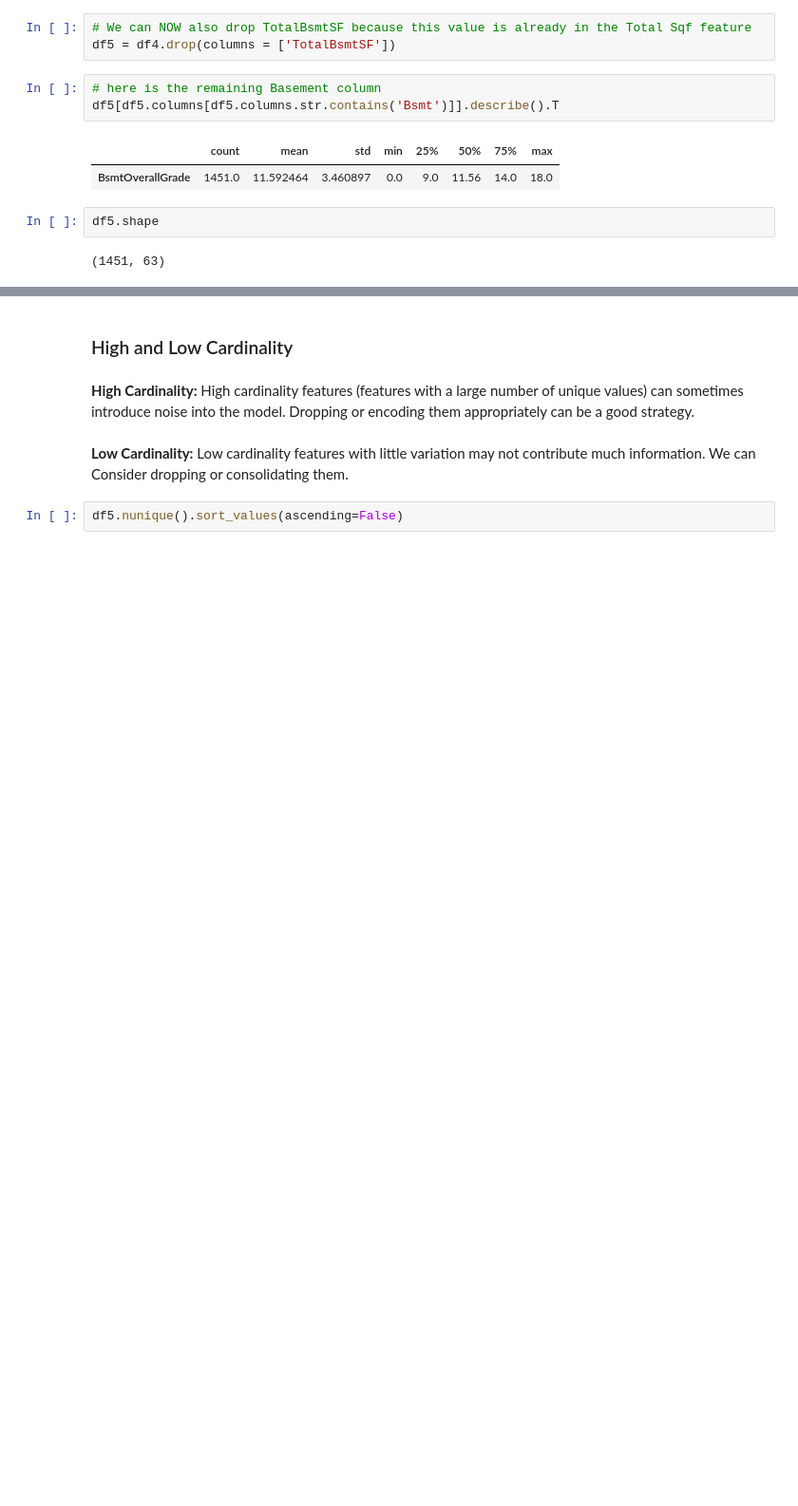
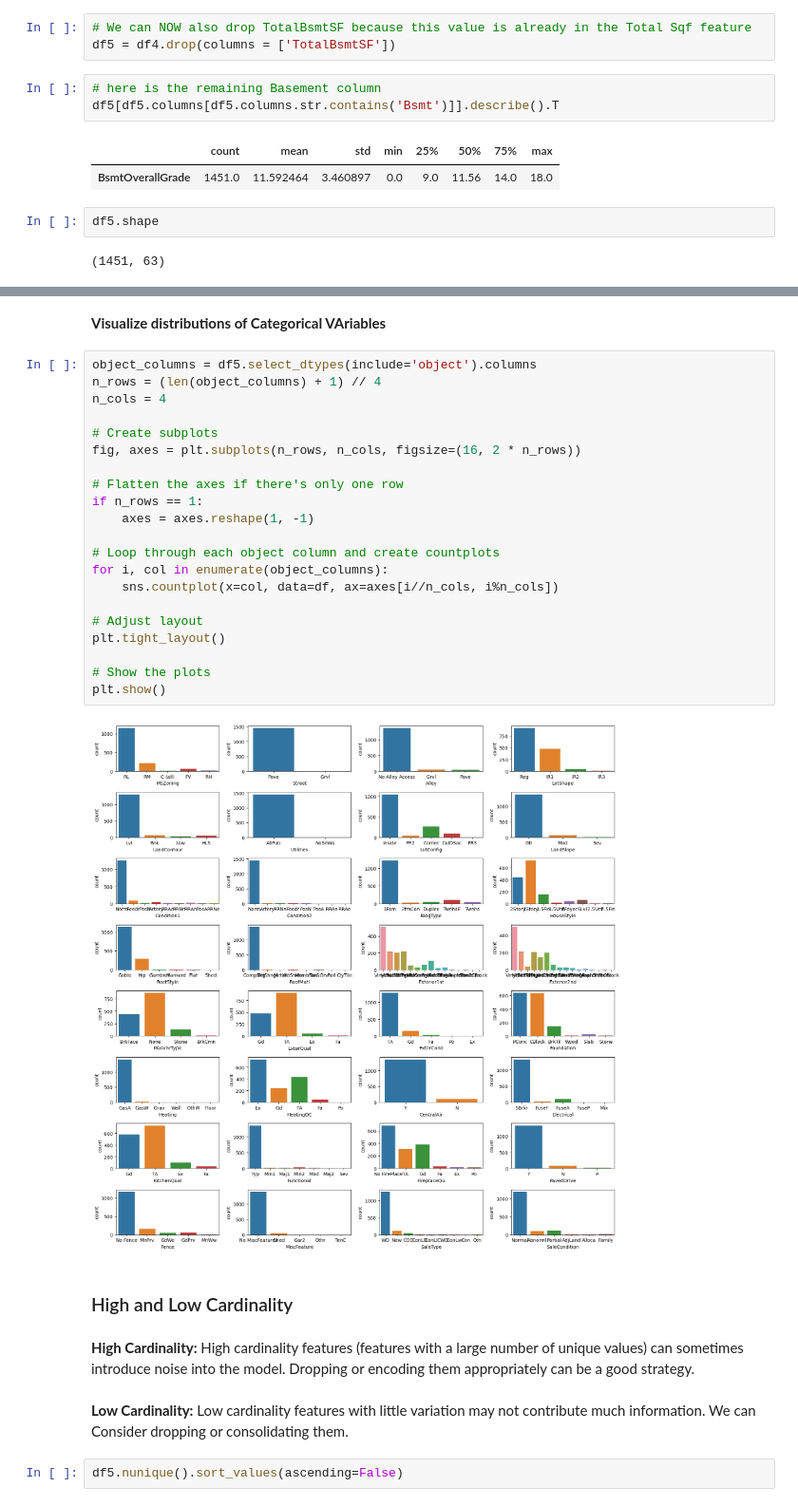
Before and after one commit to fatih-ml/House-price-prediction-ensemble-models-feature-engineering, a Jupyter notebook: housing_price_model.ipynb, the cells around one changed output, grey strips where cells are left out. Shown at 95% size. Saved outputs shown, nothing was run; the diff lists cells and outputs as text; blank space fills up the shorter version.

```diff
--- a/housing_price_model.ipynb
+++ b/housing_price_model.ipynb
@@ -535,3 +551,28 @@ df5.shape
+# %% [markdown]
+__Visualize distributions of Categorical VAriables__
+# %%
+object_columns = df5.select_dtypes(include='object').columns
+n_rows = (len(object_columns) + 1) // 4
+n_cols = 4
+
+# Create subplots
+fig, axes = plt.subplots(n_rows, n_cols, figsize=(16, 2 * n_rows))
+
+# Flatten the axes if there's only one row
+if n_rows == 1:
+    axes = axes.reshape(1, -1)
+
+# Loop through each object column and create countplots
+for i, col in enumerate(object_columns):
+    sns.countplot(x=col, data=df, ax=axes[i//n_cols, i%n_cols])
+
+# Adjust layout
+plt.tight_layout()
+
+# Show the plots
+plt.show()
+# %% [output]
+[figure, added]
 # %% [markdown]
 ### High and Low Cardinality
 # %% [markdown]
```
Also changed, not shown: parts of 78 cells of this notebook, 6 other files.
